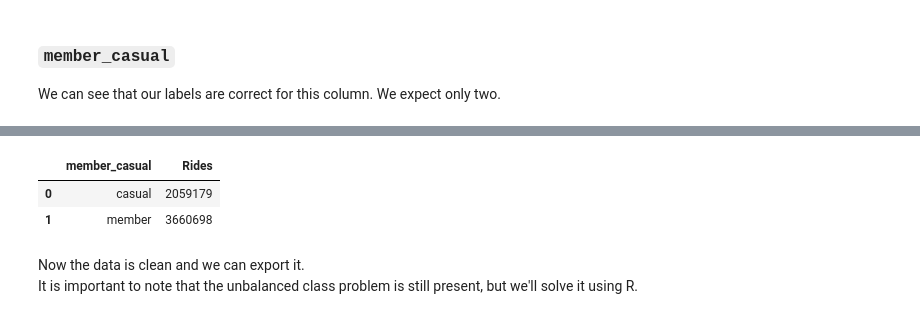
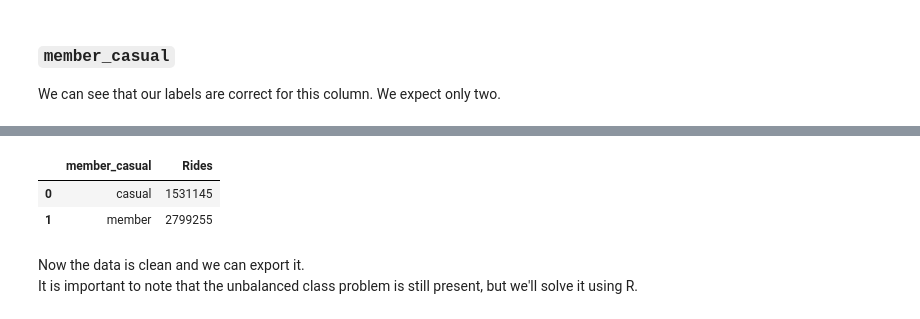
Before and after one commit to OscarFernandezMX/Cyclistic_data_analysis, a Jupyter notebook: Cyclistic_cleaning_part1.ipynb, the cells around one changed output, grey strips where cells are left out. Drawn from its saved outputs; the diff is of its cells as text; code cells hidden in the pictures.

```diff
--- a/Cyclistic_cleaning_part1.ipynb
+++ b/Cyclistic_cleaning_part1.ipynb
@@ -426,7 +490,7 @@ SELECT
     member_casual,
     COUNT(ride_id) AS Rides
 FROM
-    cyclistic_data
+    cyclistic_data_3
 GROUP BY
     member_casual;
 """
@@ -436,6 +508,6 @@ spark.sql(query).toPandas()
 |  | member_casual | Rides |
-| 0 | casual | 2059179 |
-| 1 | member | 3660698 |
+| 0 | casual | 1531145 |
+| 1 | member | 2799255 |
 # %% [markdown]
 Now the data is clean and we can export it.
 It is important to note that the unbalanced class problem is still present, but we'll solve it using R.
```
Also changed, not shown: parts of 26 cells of this notebook, 4 other files.
